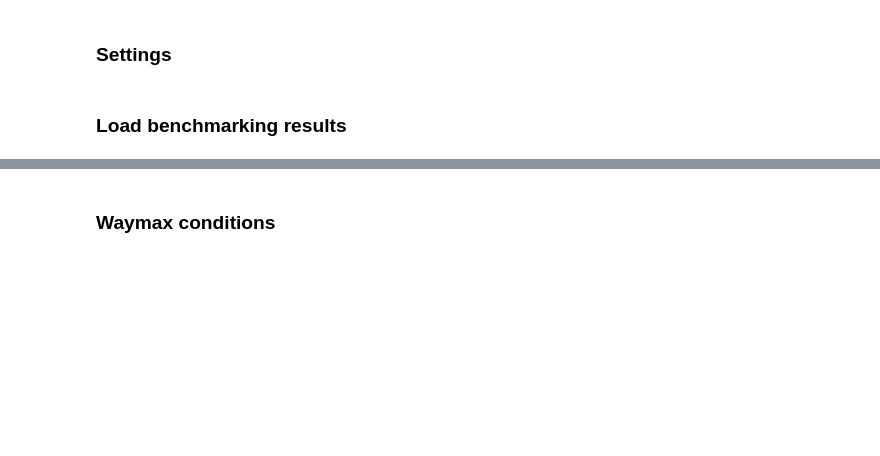
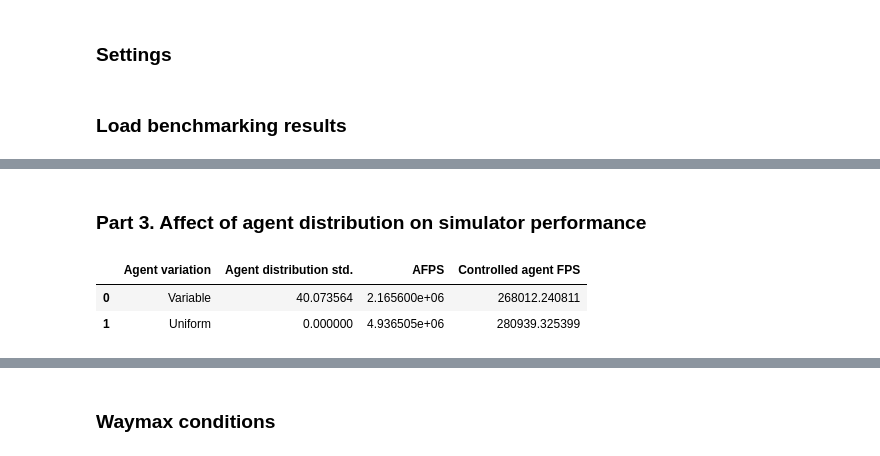
Before and after one commit to PufferAI/gpudrive, a Jupyter notebook: examples/benchmarks/results/speed_comparison_figures.ipynb, the cells around one changed output, grey strips where cells are left out. Drawn from its saved outputs; the diff is of its cells as text; code cells hidden in the pictures; blank space fills up the shorter version.

```diff
--- a/examples/benchmarks/results/speed_comparison_figures.ipynb
+++ b/examples/benchmarks/results/speed_comparison_figures.ipynb
@@ -156,0 +160,30 @@ plt.tight_layout()
+# %% [markdown]
+### Part 3. Affect of agent distribution on simulator performance
+# %%
+rand_dataset_afps = df_gdrive_speed_a100[df_gdrive_speed_a100['batch_size (num envs)'] == 512]['val_agent_fps (goodput)'].item()
+rand_dataset_cafps = df_gdrive_speed_a100[df_gdrive_speed_a100['batch_size (num envs)'] == 512]['cont_agent_fps'].item()
+rand_dataset_obj_dist = np.array(ast.literal_eval(df_gdrive_metadata[df_gdrive_metadata['num_envs (BS)'] == 1024]['num_valid_objects_per_scene (dist)'].values[0]))
+rand_dataset_std = rand_dataset_obj_dist.std()
+
+one_scene_afps = df_gpudrive_1_scene[df_gpudrive_1_scene['batch_size (num envs)'] == 512]['val_agent_fps (goodput)'].item()
+one_scene_obj_dist = np.array(ast.literal_eval(df_gpudrive_1_scene_metadata[df_gpudrive_1_scene_metadata['num_envs (BS)'] == 512]['num_valid_objects_per_scene (dist)'].values[0]))
+one_scene_std = one_scene_obj_dist.std()
+one_scene_cafps = df_gpudrive_1_scene[df_gpudrive_1_scene['batch_size (num envs)'] == 512]['cont_agent_fps'].item()
+
+# hundred_scene_afps = df_gpudrive_100_scene[df_gpudrive_100_scene['batch_size (num envs)'] == 512]['val_agent_fps (goodput)'].item()
+# hundred_scene_obj_dist = np.array(ast.literal_eval(df_gpudrive_100_scene_metadata[df_gpudrive_100_scene_metadata['num_envs (BS)'] == 512]['num_valid_objects_per_scene (dist)'].values[0]))
+# hundred_scene_std = hundred_scene_obj_dist.std()
+# hundred_scene_cafps = df_gpudrive_100_scene[df_gpudrive_1_scene['batch_size (num envs)'] == 512]['cont_agent_fps'].item()
+# %%
+df_var_agents = pd.DataFrame({
+  'Agent variation': ['Variable', 'Uniform'],
+  'Agent distribution std.': [rand_dataset_std, one_scene_std],
+  'AFPS': [rand_dataset_afps, one_scene_afps],
+  'Controlled agent FPS': [rand_dataset_cafps, one_scene_cafps],
+})
+
+df_var_agents
+# %% [output]
+|  | Agent variation | Agent distribution std. | AFPS | Controlled agent FPS |
+| 0 | Variable | 40.073564 | 2.165600e+06 | 268012.240811 |
+| 1 | Uniform | 0.000000 | 4.936505e+06 | 280939.325399 |
```
Also changed, not shown: parts of 26 cells of this notebook, 1 other file.
